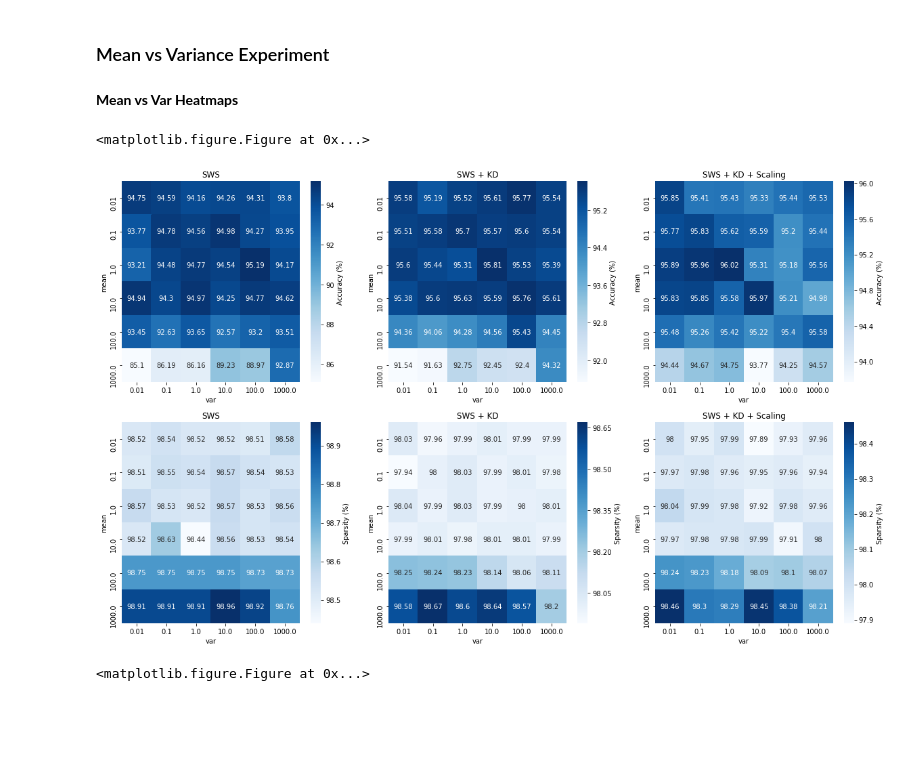
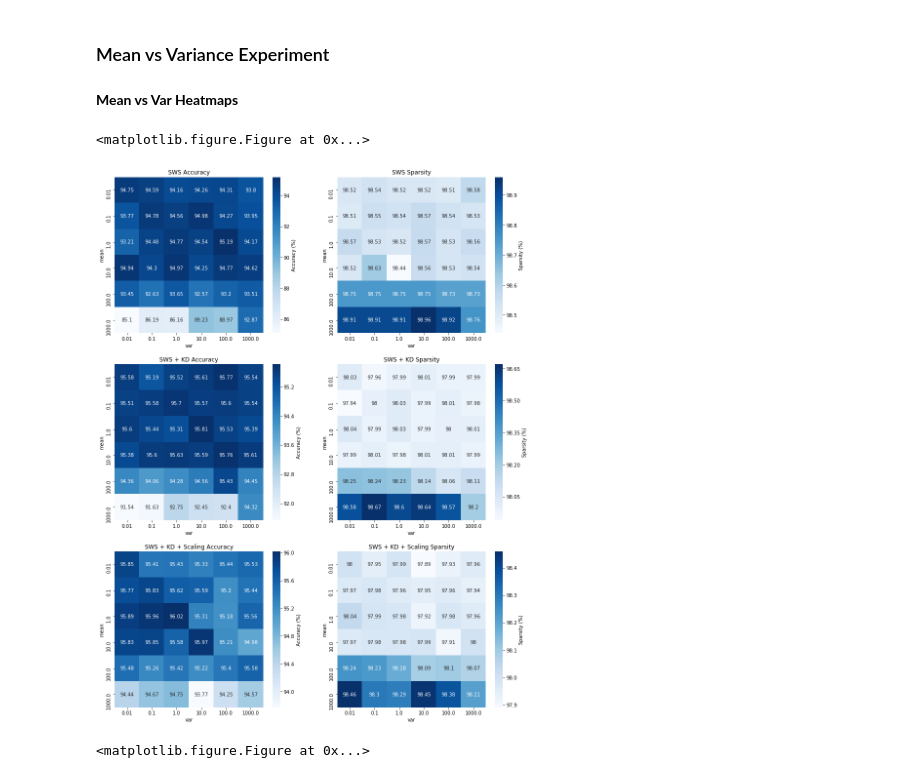
Before and after one commit to okz12/NN_compression, a Jupyter notebook: notebooks/result_visualisation.ipynb, the cells around one changed output. Saved outputs shown, nothing was run; the diff lists cells and outputs as text; code cells hidden in the pictures; blank space fills up the shorter version.

Commit message:
Graphe fixes

```diff
--- a/notebooks/result_visualisation.ipynb
+++ b/notebooks/result_visualisation.ipynb
@@ -57,35 +57,35 @@ mean_var_exp = mean_var_exp.drop_duplicates()
 # %%
 ipd.display(ipd.Markdown("**Mean vs Var Heatmaps**"))
 plt.clf()
-plt.figure(figsize=(20, 12))
-plt.subplot(2,3,1)
+plt.figure(figsize=(15, 20))
+plt.subplot(3,2,1)
 sns.heatmap(mean_var_exp[mean_var_exp['method'] == "SWS"].pivot(index='mean', columns='var', values='acc'), cmap='Blues', cbar_kws = {'label' : 'Accuracy (%)'}, annot=True, fmt="g")
-plt.title("SWS")
+plt.title("SWS Accuracy")
 
-plt.subplot(2,3,2)
+plt.subplot(3,2,2)
+sns.heatmap(mean_var_exp[mean_var_exp['method'] == "SWS"].pivot(index='mean', columns='var', values='sp'), cmap='Blues', cbar_kws = {'label' : 'Sparsity (%)'}, annot=True, fmt="g")
+plt.title("SWS Sparsity")
+
+plt.subplot(3,2,3)
 sns.heatmap(mean_var_exp[mean_var_exp['method'] == "SWS + KD"].pivot(index='mean', columns='var', values='acc'), cmap='Blues', cbar_kws = {'label' : 'Accuracy (%)'}, annot=True, fmt="g")
-plt.title("SWS + KD")
+plt.title("SWS + KD Accuracy")
 
-plt.subplot(2,3,3)
+plt.subplot(3,2,4)
+sns.heatmap(mean_var_exp[mean_var_exp['method'] == "SWS + KD"].pivot(index='mean', columns='var', values='sp'), cmap='Blues', cbar_kws = {'label' : 'Sparsity (%)'}, annot=True, fmt="g")
+plt.title("SWS + KD Sparsity")
+
+plt.subplot(3,2,5)
 sns.heatmap(mean_var_exp[mean_var_exp['method'] == "SWS + KD + Scaling"].pivot(index='mean', columns='var', values='acc'), cmap='Blues', cbar_kws = {'label' : 'Accuracy (%)'}, annot=True, fmt="g")
-plt.title("SWS + KD + Scaling")
+plt.title("SWS + KD + Scaling Accuracy")
 
-plt.subplot(2,3,4)
-sns.heatmap(mean_var_exp[mean_var_exp['method'] == "SWS"].pivot(index='mean', columns='var', values='sp'), cmap='Blues', cbar_kws = {'label' : 'Sparsity (%)'}, annot=True, fmt="g")
-plt.title("SWS")
-
-plt.subplot(2,3,5)
-sns.heatmap(mean_var_exp[mean_var_exp['method'] == "SWS + KD"].pivot(index='mean', columns='var', values='sp'), cmap='Blues', cbar_kws = {'label' : 'Sparsity (%)'}, annot=True, fmt="g")
-plt.title("SWS + KD")
-
-plt.subplot(2,3,6)
+plt.subplot(3,2,6)
 sns.heatmap(mean_var_exp[mean_var_exp['method'] == "SWS + KD + Scaling"].pivot(index='mean', columns='var', values='sp'), cmap='Blues', cbar_kws = {'label' : 'Sparsity (%)'}, annot=True, fmt="g")
-plt.title("SWS + KD + Scaling")
+plt.title("SWS + KD + Scaling Sparsity")
 plt.show()
 # %% [output]
 **Mean vs Var Heatmaps**
 <matplotlib.figure.Figure at 0x...>
-[figure, old version]
+[figure, new version]
 # %%
 plt.clf()
 plt.figure(figsize=(15, 6))
```
Also changed, not shown: parts of 1 cell of this notebook, 1 other file.
